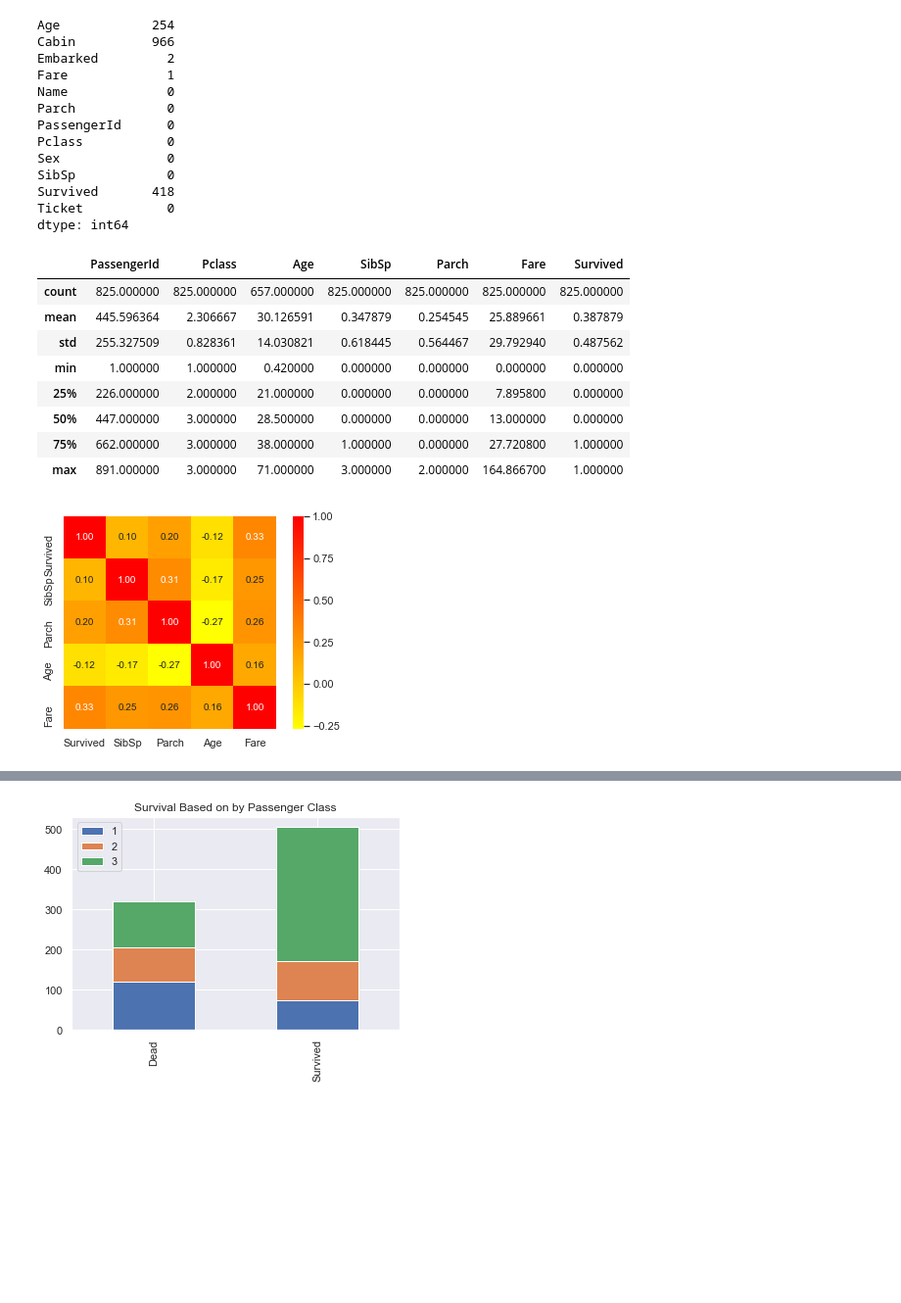
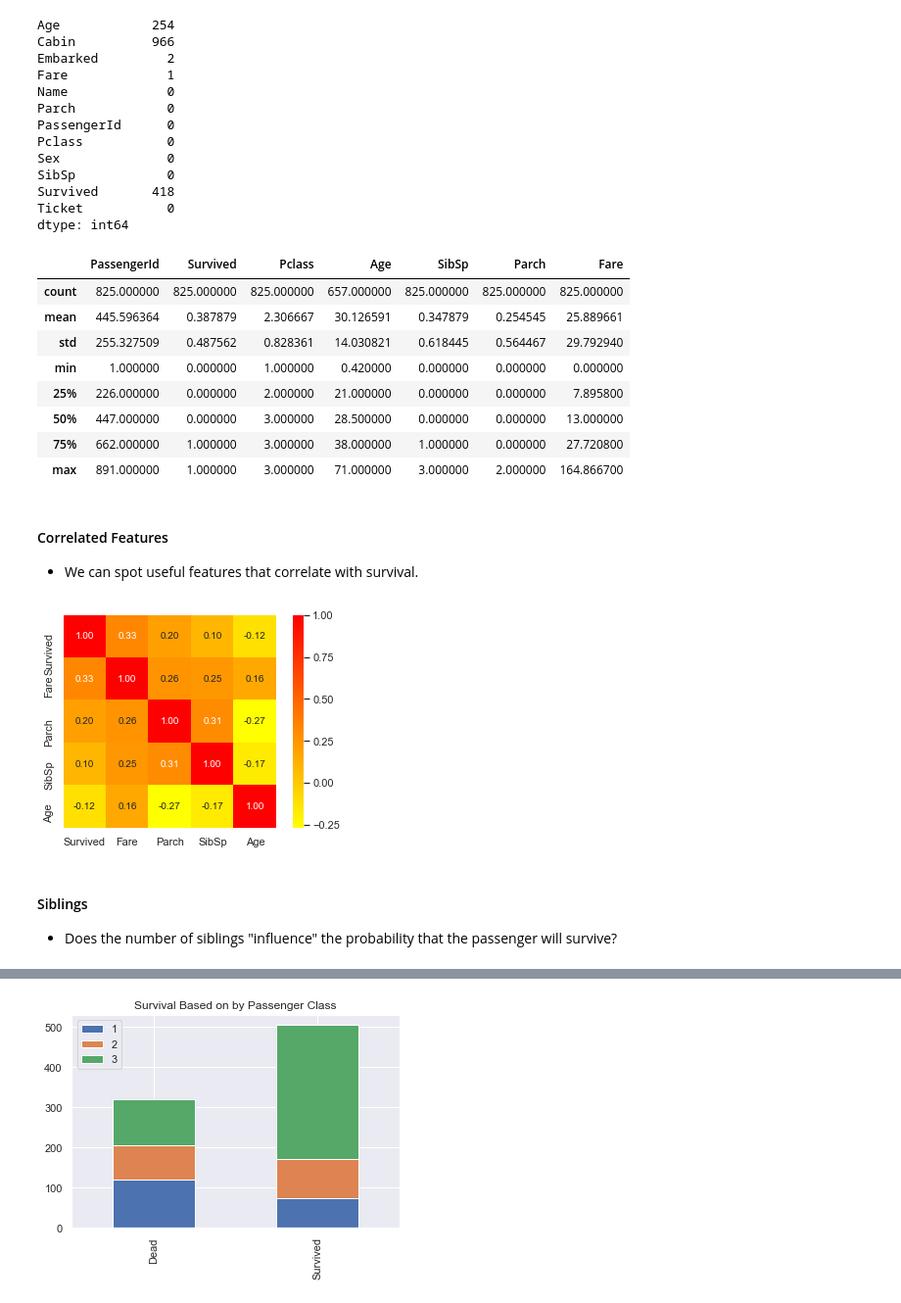
Before and after one commit to peterwhycs/kaggle, a Jupyter notebook: titanic-machine-learning-from-disaster/titanic-disaster.ipynb, the cells around one changed output, grey strips where cells are left out. Shown at 98% size. Drawn from its saved outputs; the diff is of its cells as text; code cells hidden in the pictures; blank space fills up the shorter version.

```diff
--- a/titanic-machine-learning-from-disaster/titanic-disaster.ipynb
+++ b/titanic-machine-learning-from-disaster/titanic-disaster.ipynb
@@ -33,8 +33,9 @@ np.random.RandomState(seed=42);
 # %% [markdown]
 ### Load Datasets
 # %%
-# load training and testing datasets using pandas.read_csv()
-train, test = pd.read_csv('data/train.csv'), pd.read_csv('data/test.csv')
+# Load training and testing datasets using pandas.read_csv()
+# train, test = pd.read_csv('../input/train.csv'), pd.read_csv('../input/test.csv')
+train, test = pd.read_csv('./data/train.csv'), pd.read_csv('./data/test.csv')
 
 # Print the shapes of both training and testing datasets
 print('Training Dataset: %s, Testing Dastaset: %s' %(str(train.shape), str(test.shape)))
@@ -75,6 +80,8 @@ for num_feature in numeric_features:
     index_outliers = list(outliers.index)
     outlier_ind += index_outliers
 # %%
-train = train.drop(list(set(outlier_ind)), axis=0).reset_index(drop=True)  # Drop outliers via indices
-train_PassengerId, test_PassengerId = train['PassengerId'], test['PassengerId']  # Store PassengerIds for training and testing sets
-dataset = pd.concat(objs=[train, test], axis=0).reset_index(drop=True)  # Merge training and testing sets
+train = train.drop(list(set(outlier_ind)), axis=0)  # Drop outliers via indices
+test_PassengerId = test['PassengerId']  # Store PassengerIds for testing dataset
+dataset = train.append(test)  # Concatenate training, testing datasets
+dataset = dataset.sort_values(by=['PassengerId']).reset_index(drop=True)
+dataset.head()
@@ -98,20 +112,26 @@ dtype: int64
 # %%
 train.describe()
 # %% [output]
-|  | PassengerId | Pclass | Age | SibSp | Parch | Fare | Survived |
-| count | 825.000000 | 825.000000 | 657.000000 | 825.000000 | 825.000000 | 825.000000 | 825.000000 |
-| mean | 445.596364 | 2.306667 | 30.126591 | 0.347879 | 0.254545 | 25.889661 | 0.387879 |
-| std | 255.327509 | 0.828361 | 14.030821 | 0.618445 | 0.564467 | 29.792940 | 0.487562 |
-| min | 1.000000 | 1.000000 | 0.420000 | 0.000000 | 0.000000 | 0.000000 | 0.000000 |
-| 25% | 226.000000 | 2.000000 | 21.000000 | 0.000000 | 0.000000 | 7.895800 | 0.000000 |
-| 50% | 447.000000 | 3.000000 | 28.500000 | 0.000000 | 0.000000 | 13.000000 | 0.000000 |
-| 75% | 662.000000 | 3.000000 | 38.000000 | 1.000000 | 0.000000 | 27.720800 | 1.000000 |
-| max | 891.000000 | 3.000000 | 71.000000 | 3.000000 | 2.000000 | 164.866700 | 1.000000 |
+|  | PassengerId | Survived | Pclass | Age | SibSp | Parch | Fare |
+| count | 825.000000 | 825.000000 | 825.000000 | 657.000000 | 825.000000 | 825.000000 | 825.000000 |
+| mean | 445.596364 | 0.387879 | 2.306667 | 30.126591 | 0.347879 | 0.254545 | 25.889661 |
+| std | 255.327509 | 0.487562 | 0.828361 | 14.030821 | 0.618445 | 0.564467 | 29.792940 |
+| min | 1.000000 | 0.000000 | 1.000000 | 0.420000 | 0.000000 | 0.000000 | 0.000000 |
+| 25% | 226.000000 | 0.000000 | 2.000000 | 21.000000 | 0.000000 | 0.000000 | 7.895800 |
+| 50% | 447.000000 | 0.000000 | 3.000000 | 28.500000 | 0.000000 | 0.000000 | 13.000000 |
+| 75% | 662.000000 | 1.000000 | 3.000000 | 38.000000 | 1.000000 | 0.000000 | 27.720800 |
+| max | 891.000000 | 1.000000 | 3.000000 | 71.000000 | 3.000000 | 2.000000 | 164.866700 |
+# %% [markdown]
+#### Correlated Features
+* We can spot useful features that correlate with survival.
 # %%
-sns.heatmap(train[['Survived', 'SibSp', 'Parch', 'Age', 'Fare']].corr(),
+sns.heatmap(train[['Survived', 'Fare', 'Parch', 'SibSp', 'Age']].corr(),
             annot=True, fmt='.2f', cmap='autumn_r', square=True);
 # %% [output]
-[figure, old version]
+[figure, new version]
+# %% [markdown]
+#### Siblings
+* Does the number of siblings "influence" the probability that the passenger will survive?
 # %%
 with sns.axes_style(style='ticks'):
     g = sns.catplot('SibSp', 'Survived', data=train, kind='bar')
```
Also changed, not shown: parts of 29 cells of this notebook.
